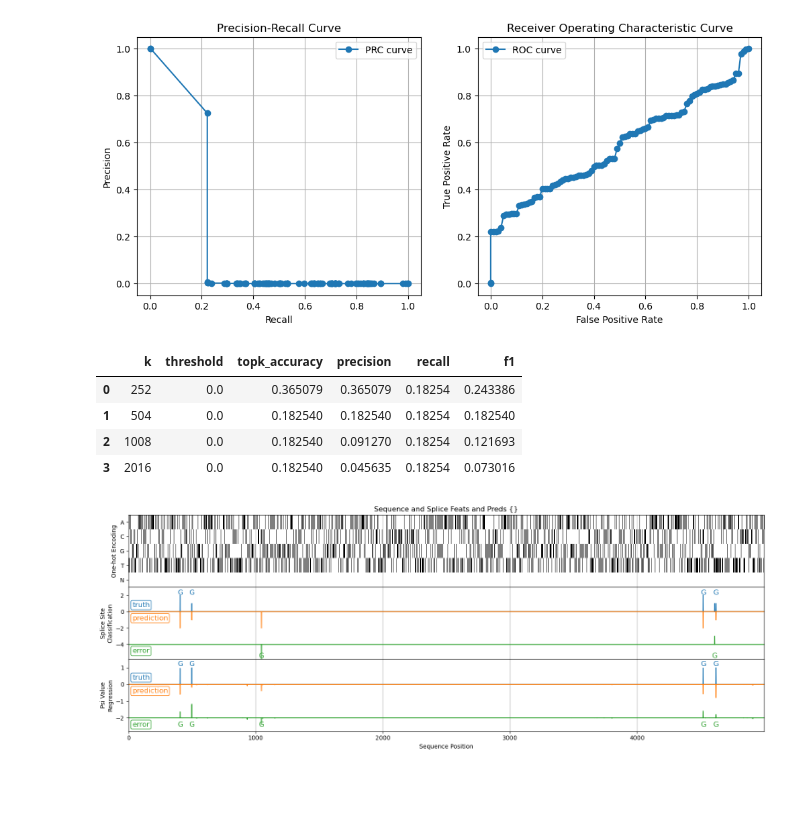
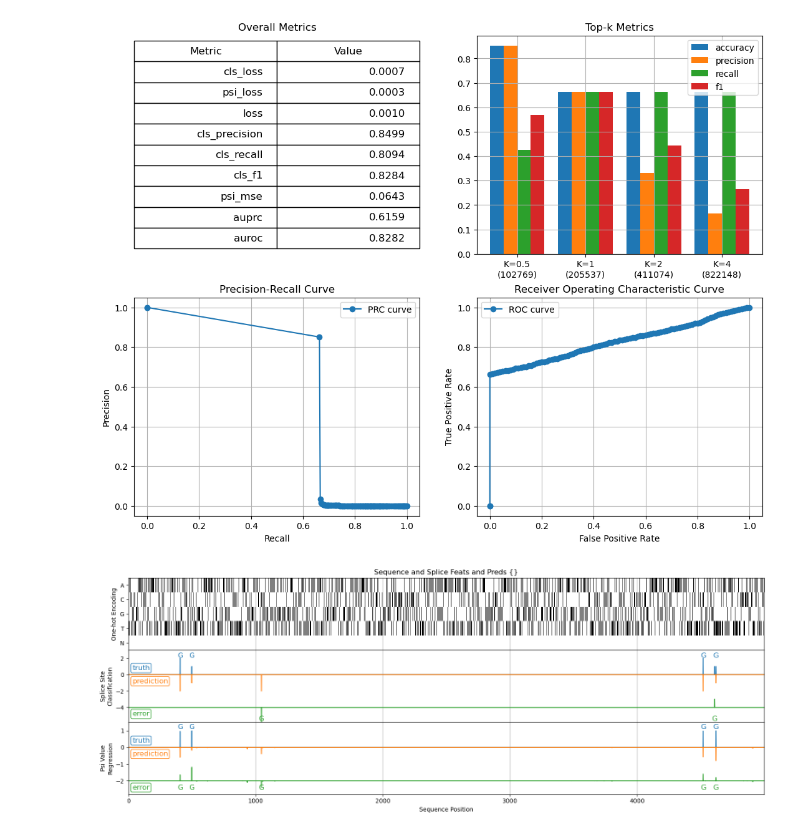
Before and after one commit to qiuresearch/AmbiSplice, a Jupyter notebook: model_dev.ipynb, the cells around one changed output. Saved outputs shown, nothing was run; the diff lists cells and outputs as text; code cells hidden in the pictures; blank space fills up the shorter version.

```diff
--- a/model_dev.ipynb
+++ b/model_dev.ipynb
@@ -73,5 +96,18 @@ SystemExit: 1
 # %%
-pred_outputs = lit_run.predict(datamodule=lit_data, save_prefix="pangolin")
+import yaml
+import torch
+save_prefix = os.path.join(ckpt_dir, "pangolin_test")
+if True or not os.path.exists(f"{save_prefix}_sum_metrics.yaml"):
+    eval_outputs = litrun.evaluate(datamodule=litdata, save_prefix=save_prefix)
+    eval_feats = eval_outputs['feats']
+    eval_preds = eval_outputs['preds']
+    sum_metrics = eval_outputs['sum_metrics']
+    ind_metrics = eval_outputs['ind_metrics']
+else:
+    eval_feats, eval_preds = torch.load(f"{save_prefix}_eval_outputs.pt")
+    with open(f"{save_prefix}_sum_metrics.yaml", 'r') as f:
+        sum_metrics = yaml.safe_load(f)
+    # ind_metrics = pd.read_csv(f"{save_prefix}_ind_metrics.csv")
 # %% [output]
 💡 Tip: For seamless cloud uploads and versioning, try installing [litmodels](https://pypi.org/project/litmodels/) to enable LitModelCheckpoint, which syncs automatically with the Lightning model regis ...
 GPU available: True (cuda), used: True
@@ -207,34 +172,63 @@ psi_mask             Tensor               (256, 5000)               torch.int32
 --------------------------------------------------------------------------------------------------------------
 # %%
-# use matplotlib to plot the prc and roc curves
+def is_scalar(v):
+    if np.isscalar(v):
+        return True
+    if isinstance(v, np.ndarray) and v.ndim == 0:
+        return True
+    if isinstance(v, torch.Tensor) and v.numel() == 1:
+        return True
+    if isinstance(v, (int, float, complex)):
+        return True
+    return False
+
 import matplotlib.pyplot as plt
-plt.figure(figsize=(12, 5))
-plt.subplot(1, 2, 1)
-plt.plot(benchmark_metrics['recall'], benchmark_metrics['precision'], marker='o', label='PRC curve')
+plt.figure(figsize=(13, 10))
+
+plt.subplot(2, 2, 1)
+# display all scalar number metrics in sum_metrics as a table
+scalar_metrics = {k: v for k, v in sum_metrics.items() if is_scalar(v)}
+table_data = [[k, f"{v:.4f}"] for k, v in scalar_metrics.items()]
+table = plt.table(cellText=table_data, colLabels=['Metric', 'Value'], loc='center')
+table.auto_set_font_size(False)
+table.set_fontsize(12)
+table.scale(1, 2)
+plt.axis('off')
+plt.title('Overall Metrics')
+
+plt.subplot(2, 2, 2)
+
+metrics_to_plot = ['topk_accuracy', 'topk_precision', 'topk_recall', 'topk_f1']
+width = 1.0 / len(metrics_to_plot) * 0.8  # the width of the bars
+x_pos = np.arange(len(sum_metrics['topk_threshold'])) - (width * (len(metrics_to_plot) - 1) / 2)
+
+for i, metric in enumerate(metrics_to_plot):
+    plt.bar(x_pos + i * width, sum_metrics[metric], width=width, label=metric.split('_')[-1])
+plt.xticks(np.arange(len(sum_metrics['topk_threshold'])),
+           [f"K={int(k) if k >= 1 else k}\n({sum_metrics['k'][i]})" for i, k in enumerate(sum_metrics['k0'])])
+# plt.xlabel('K values')
+# plt.ylabel('Metric Value')
+plt.title('Top-K Metrics')
+plt.grid()
+plt.legend()
+
+plt.subplot(2, 2, 3)
+plt.plot(sum_metrics['recall'], sum_metrics['precision'], marker='o', label='PRC curve')
 plt.xlabel('Recall')
 plt.ylabel('Precision')
 plt.title('Precision-Recall Curve')
 plt.grid()
 plt.legend()
-plt.subplot(1, 2, 2)
-plt.plot(benchmark_metrics['fpr'], benchmark_metrics['tpr'], marker='o', label='ROC curve')
+plt.subplot(2, 2, 4)
+plt.plot(sum_metrics['fpr'], sum_metrics['tpr'], marker='o', label='ROC curve')
 plt.xlabel('False Positive Rate')
 plt.ylabel('True Positive Rate')
 plt.title('Receiver Operating Characteristic Curve')
 plt.grid()
 plt.legend()
 plt.show()
 # %% [output]
-[figure, old version]
+[figure, new version]
-# %%
-topks_metrics_df = pd.DataFrame(topks_metrics)
-topks_metrics_df
-# %% [output]
-|  | k | threshold | topk_accuracy | precision | recall | f1 |
-| 0 | 252 | 0.0 | 0.365079 | 0.365079 | 0.18254 | 0.243386 |
-| 1 | 504 | 0.0 | 0.182540 | 0.182540 | 0.18254 | 0.182540 |
-| 2 | 1008 | 0.0 | 0.182540 | 0.091270 | 0.18254 | 0.121693 |
-| 3 | 2016 | 0.0 | 0.182540 | 0.045635 | 0.18254 | 0.073016 |
 # %%
 batch_feats, preds = pred_outputs[0]
 
```
Also changed, not shown: parts of 13 cells of this notebook, 11 other files.
